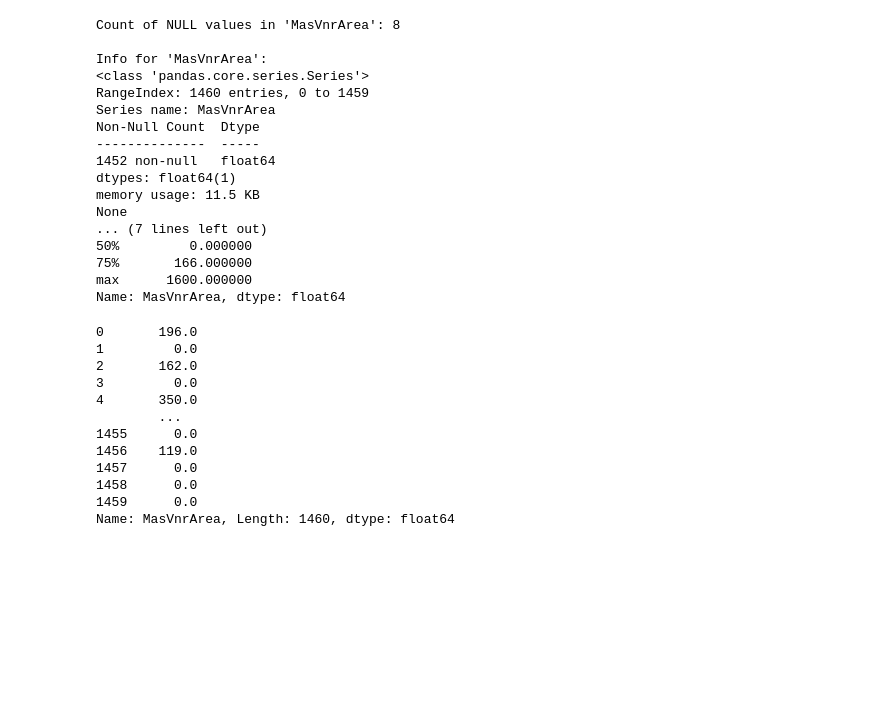
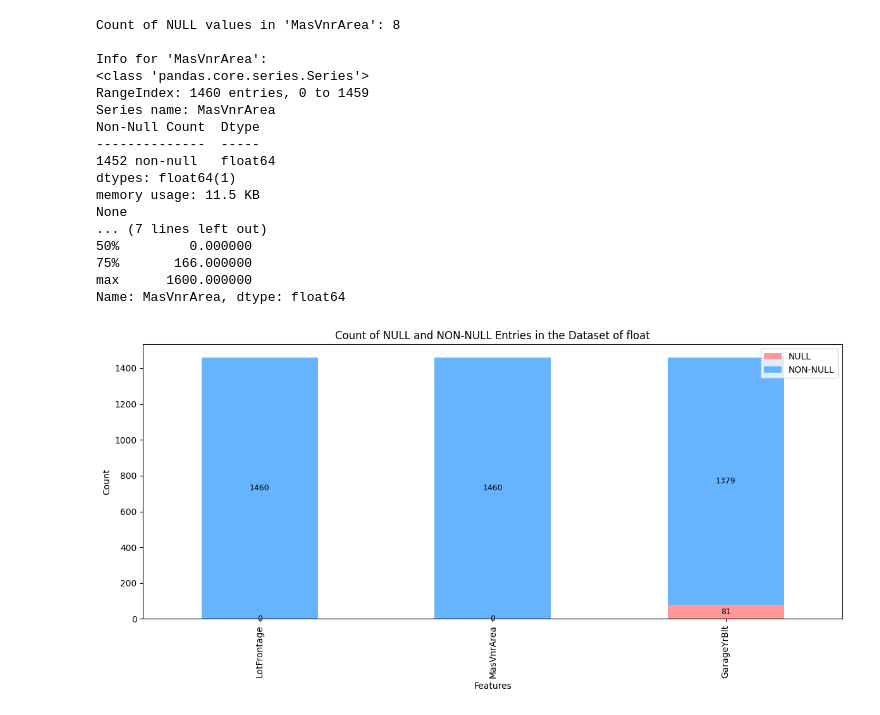
Before and after one commit to shyamghan17/MachineLearning, a Jupyter notebook: house-prices-advanced-regression-techniques/house-prices-prediction-adv-reg-tech.ipynb, the cells around one changed output. Cells and saved outputs as stored; diff of their text form; code cells hidden in the pictures; blank space fills up the shorter version.

```diff
--- a/house-prices-advanced-regression-techniques/house-prices-prediction-adv-reg-tech.ipynb
+++ b/house-prices-advanced-regression-techniques/house-prices-prediction-adv-reg-tech.ipynb
@@ -282,17 +309,8 @@ None
 max      1600.000000
 Name: MasVnrArea, dtype: float64
 # %%
-df['MasVnrArea'] = df['MasVnrArea'].fillna()
+df['MasVnrArea'] = df['MasVnrArea'].fillna(df['MasVnrArea'].mean())
-# %% [output]
-0       196.0
-1         0.0
-2       162.0
-3         0.0
-4       350.0
-        ...
-1455      0.0
-1456    119.0
-1457      0.0
-1458      0.0
-1459      0.0
-Name: MasVnrArea, Length: 1460, dtype: float64
+# %%
+check_null(df[float_columns], 'float')
+# %% [output]
+[figure, added]
```
Also changed, not shown: parts of 78 cells of this notebook, 1 other file.
